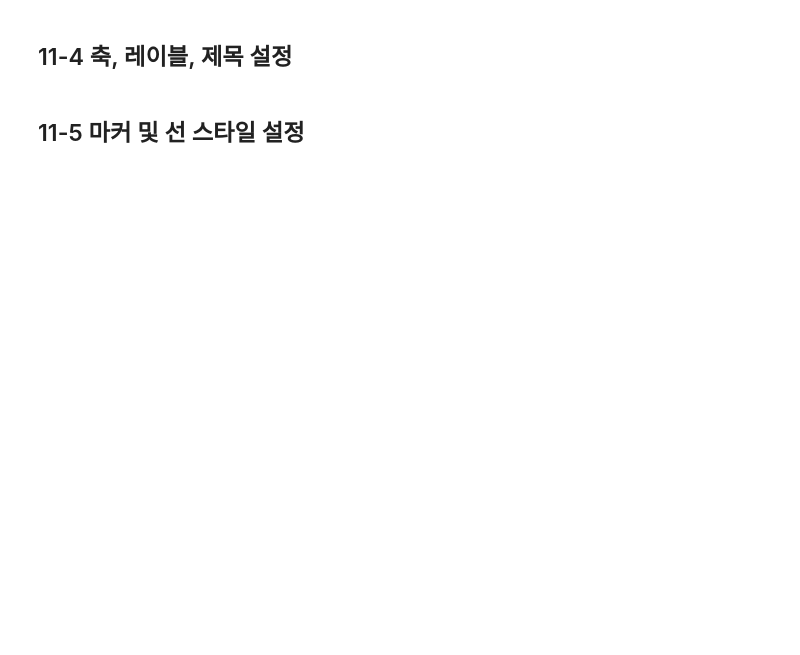
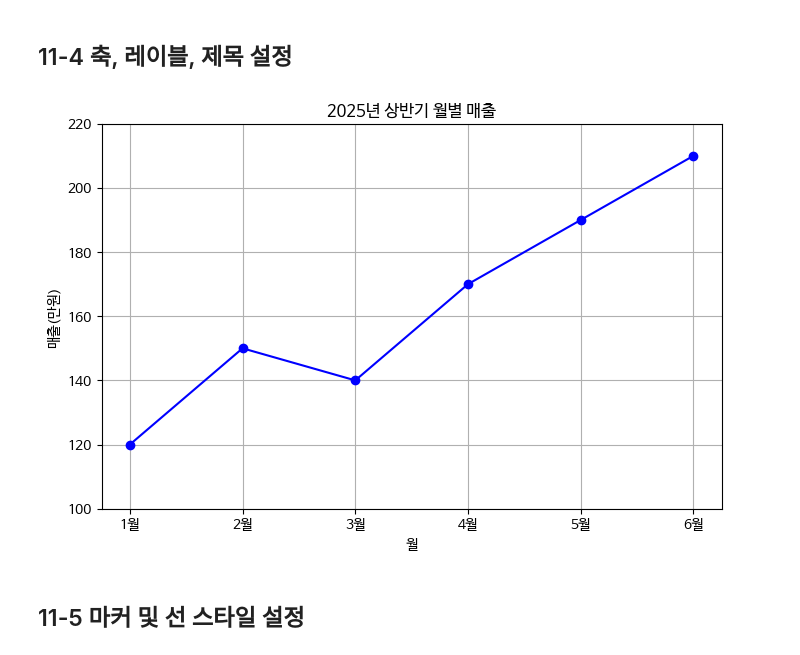
Before and after one commit to jj-it-lab/Data-Analysis-with-Open-Source, a Jupyter notebook: 오픈소스_데이터_분석_11강.ipynb, the cells around one changed output. Drawn from its saved outputs; the diff is of its cells as text; code cells hidden in the pictures; blank space fills up the shorter version.

```diff
--- a/오픈소스_데이터_분석_11강.ipynb
+++ b/오픈소스_데이터_분석_11강.ipynb
@@ -79,26 +85,31 @@ plt.show()
 # %%
 import matplotlib.pyplot as plt
 
 ## 데이터 정의
 months = ['1월', '2월', '3월', '4월', '5월', '6월']
 sales = [120, 150, 140, 170, 190, 210]
 
 ## 그래프 그리기
 plt.figure(figsize=(8, 5))
 plt.plot(months, sales, 'o-', color='blue')
 
 ## 축, 레이블, 제목 설정
 # x 축 제목 : 월
+plt.xlabel('월')
 
 # y 축 제목 : 매출(만원)
+plt.ylabel('매출(만원)')
 
 # y 축 범위 (100 ~ 220)
+plt.ylim(100,220)
 
 # 제목 : 2025년 상반기 월별 매출
-
+plt.title('2025년 상반기 월별 매출')
 
 plt.grid(True)
 plt.show()
+# %% [output]
+[figure, added]
 # %% [markdown]
 ## 11-5 마커 및 선 스타일 설정
 # %%
```
Also changed, not shown: parts of 3 cells of this notebook.
